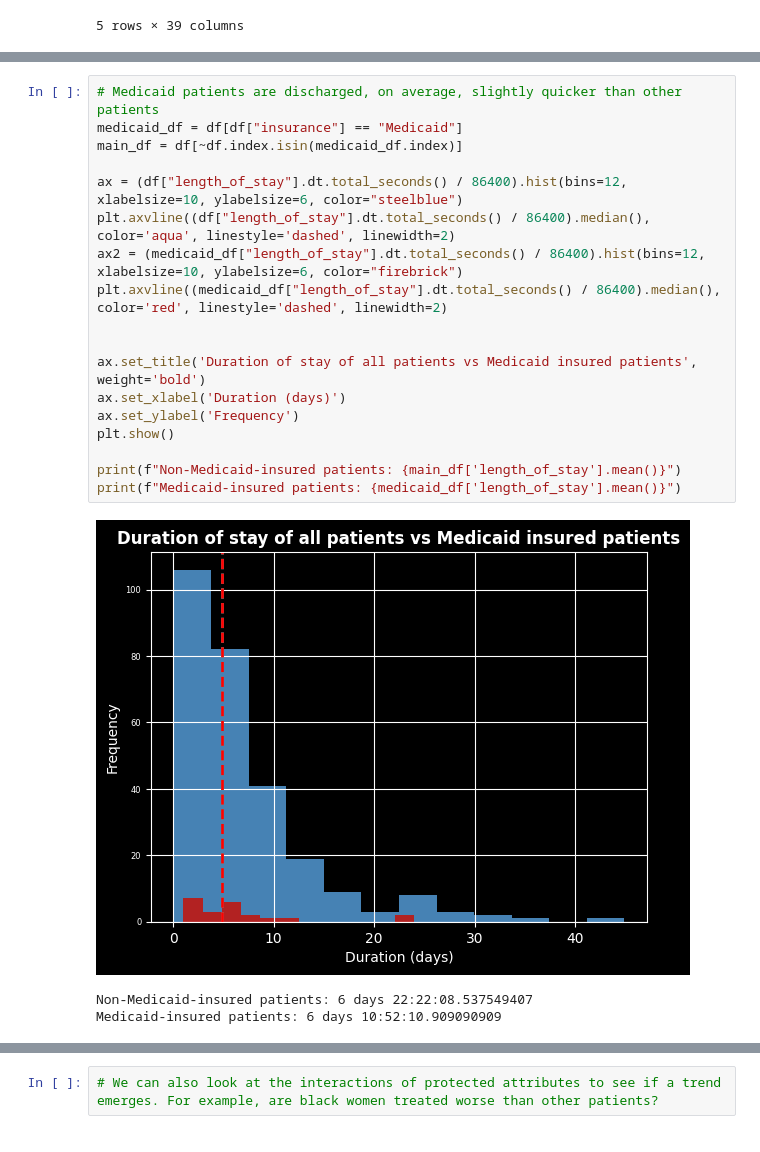
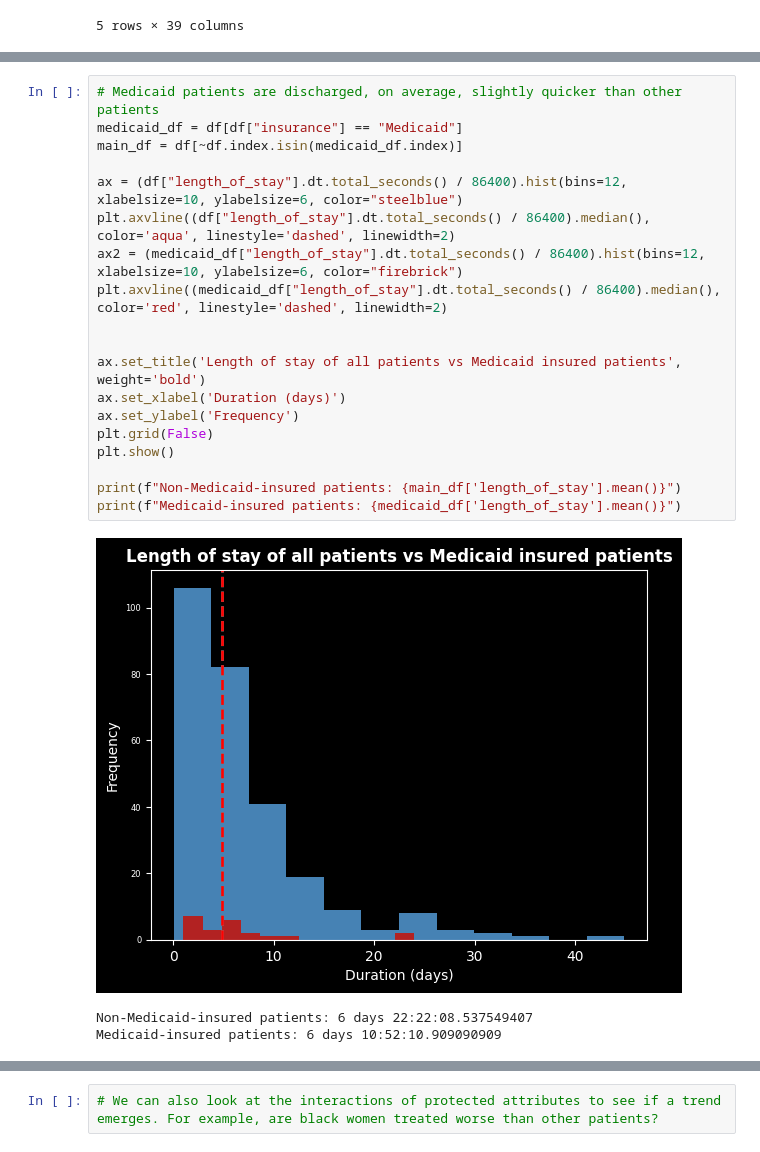
Before and after one commit to kkkarnav/MIMIC, a Jupyter notebook: 1_length_of_stay.ipynb, the cells around one changed output, grey strips where cells are left out. Saved outputs shown, nothing was run; the diff lists cells and outputs as text.

```diff
--- a/1_length_of_stay.ipynb
+++ b/1_length_of_stay.ipynb
@@ -92,23 +91,24 @@ plt.show()
 # %%
 # Medicaid patients are discharged, on average, slightly quicker than other patients
 medicaid_df = df[df["insurance"] == "Medicaid"]
 main_df = df[~df.index.isin(medicaid_df.index)]
 
 ax = (df["length_of_stay"].dt.total_seconds() / 86400).hist(bins=12, xlabelsize=10, ylabelsize=6, color="steelblue")
 plt.axvline((df["length_of_stay"].dt.total_seconds() / 86400).median(), color='aqua', linestyle='dashed', linewidth=2)
 ax2 = (medicaid_df["length_of_stay"].dt.total_seconds() / 86400).hist(bins=12, xlabelsize=10, ylabelsize=6, color="firebrick")
 plt.axvline((medicaid_df["length_of_stay"].dt.total_seconds() / 86400).median(), color='red', linestyle='dashed', linewidth=2)
 
 
-ax.set_title('Duration of stay of all patients vs Medicaid insured patients', weight='bold')
+ax.set_title('Length of stay of all patients vs Medicaid insured patients', weight='bold')
 ax.set_xlabel('Duration (days)')
 ax.set_ylabel('Frequency')
+plt.grid(False)
 plt.show()
 
 print(f"Non-Medicaid-insured patients: {main_df['length_of_stay'].mean()}")
 print(f"Medicaid-insured patients: {medicaid_df['length_of_stay'].mean()}")
 # %% [output]
-[figure, old version]
+[figure, new version]
 Non-Medicaid-insured patients: 6 days 22:22:08.537549407
 Medicaid-insured patients: 6 days 10:52:10.909090909
 # %%
```
Also changed, not shown: parts of 15 cells of this notebook.
